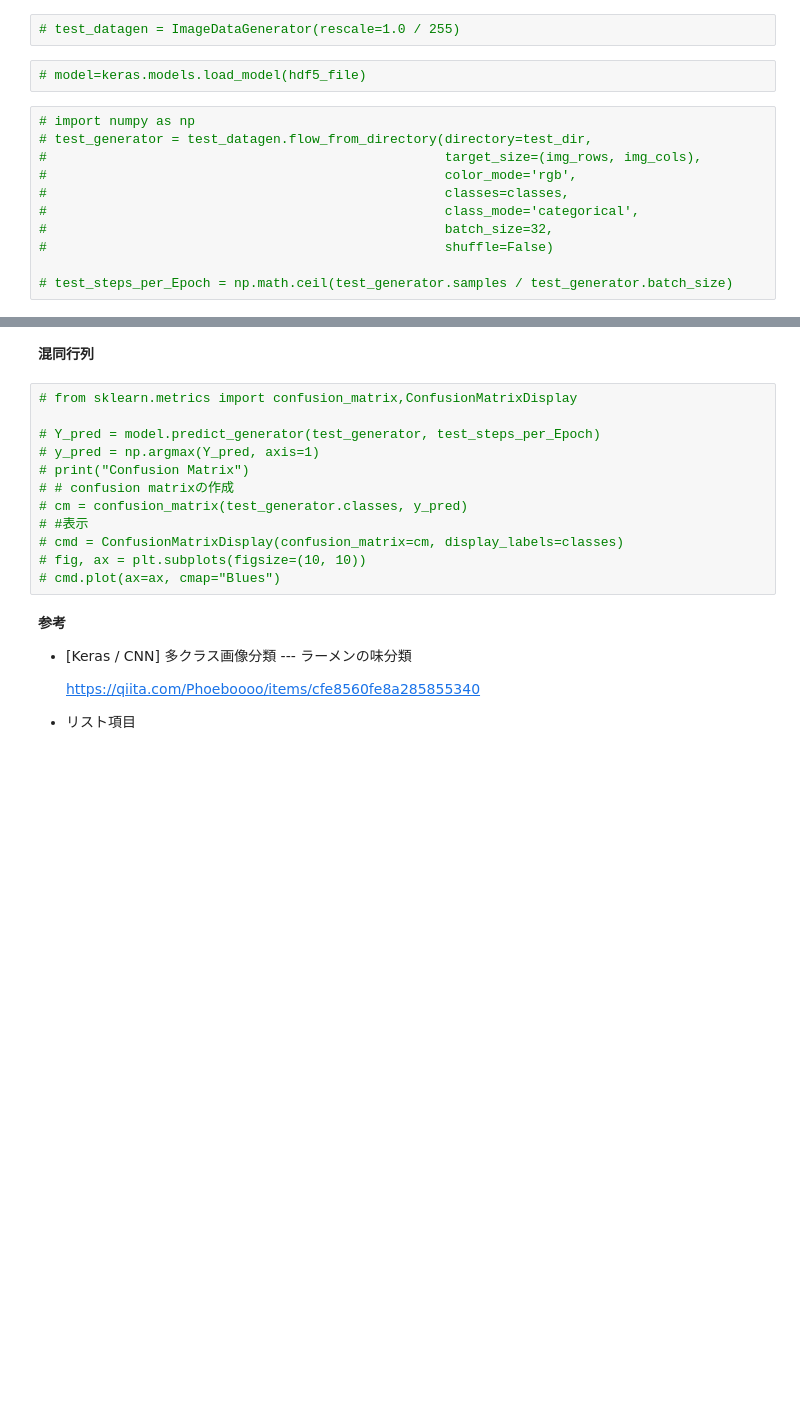
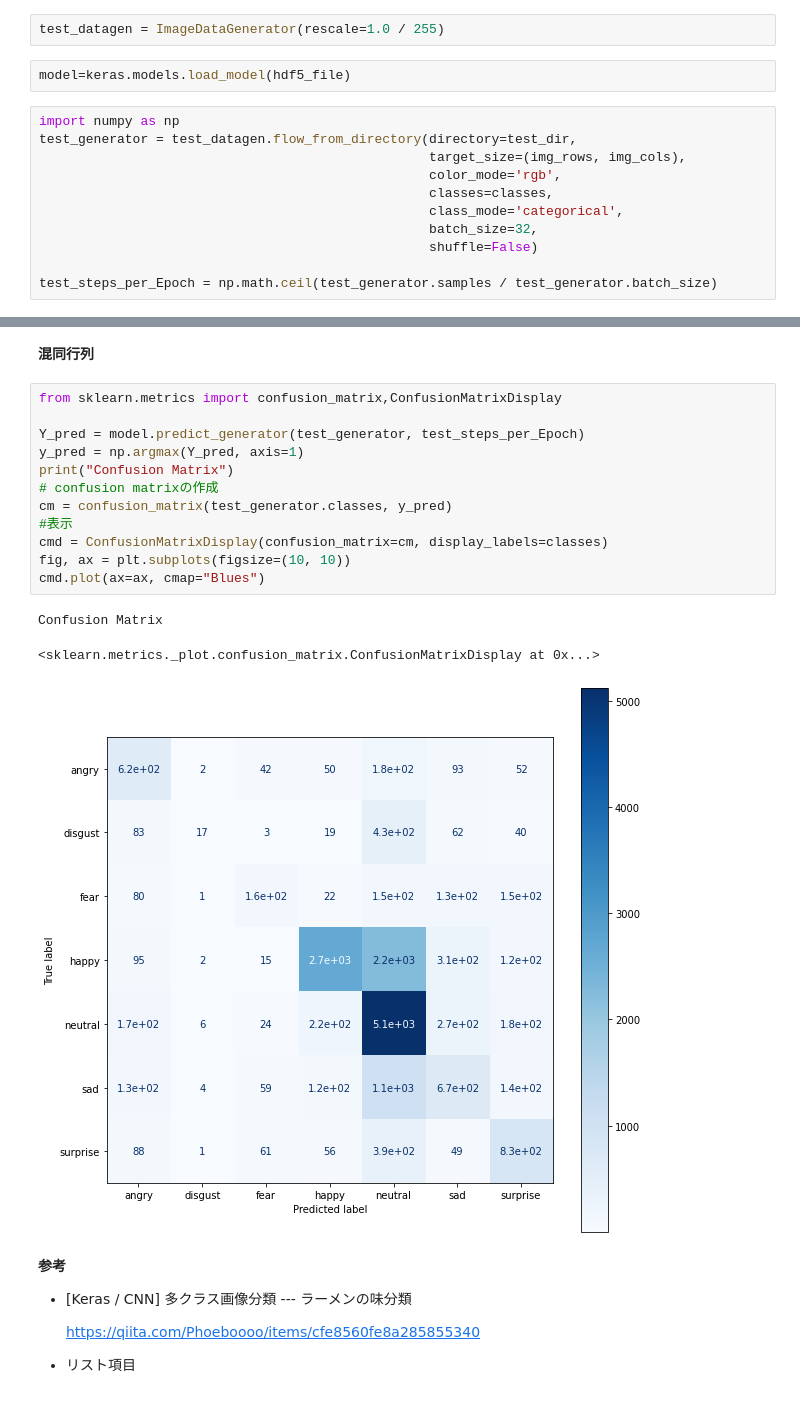
Before and after one commit to Esp-v2/FaceExperience_CNN, a Jupyter notebook: FaceExperience_final.ipynb, the cells around one changed output, grey strips where cells are left out. Saved outputs shown, nothing was run; the diff lists cells and outputs as text; blank space fills up the shorter version.

```diff
--- a/FaceExperience_final.ipynb
+++ b/FaceExperience_final.ipynb
@@ -217,17 +219,17 @@ plt.show()
 # %% [markdown]
 **テスト**
 # %%
-# test_datagen = ImageDataGenerator(rescale=1.0 / 255)
+test_datagen = ImageDataGenerator(rescale=1.0 / 255)
 # %%
-# model=keras.models.load_model(hdf5_file)
+model=keras.models.load_model(hdf5_file)
 # %%
-# import numpy as np
-# test_generator = test_datagen.flow_from_directory(directory=test_dir,
-#                                                   target_size=(img_rows, img_cols),
-#                                                   color_mode='rgb',
-#                                                   classes=classes,
-#                                                   class_mode='categorical',
-#                                                   batch_size=32,
-#                                                   shuffle=False)
+import numpy as np
+test_generator = test_datagen.flow_from_directory(directory=test_dir,
+                                                  target_size=(img_rows, img_cols),
+                                                  color_mode='rgb',
+                                                  classes=classes,
+                                                  class_mode='categorical',
+                                                  batch_size=32,
+                                                  shuffle=False)
 
-# test_steps_per_Epoch = np.math.ceil(test_generator.samples / test_generator.batch_size)
+test_steps_per_Epoch = np.math.ceil(test_generator.samples / test_generator.batch_size)
@@ -257,17 +275,21 @@ F1値（F1-measure）: f1_score()
 # %% [markdown]
 **混同行列**
 # %%
-# from sklearn.metrics import confusion_matrix,ConfusionMatrixDisplay
+from sklearn.metrics import confusion_matrix,ConfusionMatrixDisplay
 
-# Y_pred = model.predict_generator(test_generator, test_steps_per_Epoch)
-# y_pred = np.argmax(Y_pred, axis=1)
-# print("Confusion Matrix")
-# # confusion matrixの作成
-# cm = confusion_matrix(test_generator.classes, y_pred)
-# #表示
-# cmd = ConfusionMatrixDisplay(confusion_matrix=cm, display_labels=classes)
-# fig, ax = plt.subplots(figsize=(10, 10))
-# cmd.plot(ax=ax, cmap="Blues")
+Y_pred = model.predict_generator(test_generator, test_steps_per_Epoch)
+y_pred = np.argmax(Y_pred, axis=1)
+print("Confusion Matrix")
+# confusion matrixの作成
+cm = confusion_matrix(test_generator.classes, y_pred)
+#表示
+cmd = ConfusionMatrixDisplay(confusion_matrix=cm, display_labels=classes)
+fig, ax = plt.subplots(figsize=(10, 10))
+cmd.plot(ax=ax, cmap="Blues")
+# %% [output]
+Confusion Matrix
+<sklearn.metrics._plot.confusion_matrix.ConfusionMatrixDisplay at 0x...>
+[figure, added]
 # %% [markdown]
 **参考**
 
```
Also changed, not shown: parts of 5 cells of this notebook.
